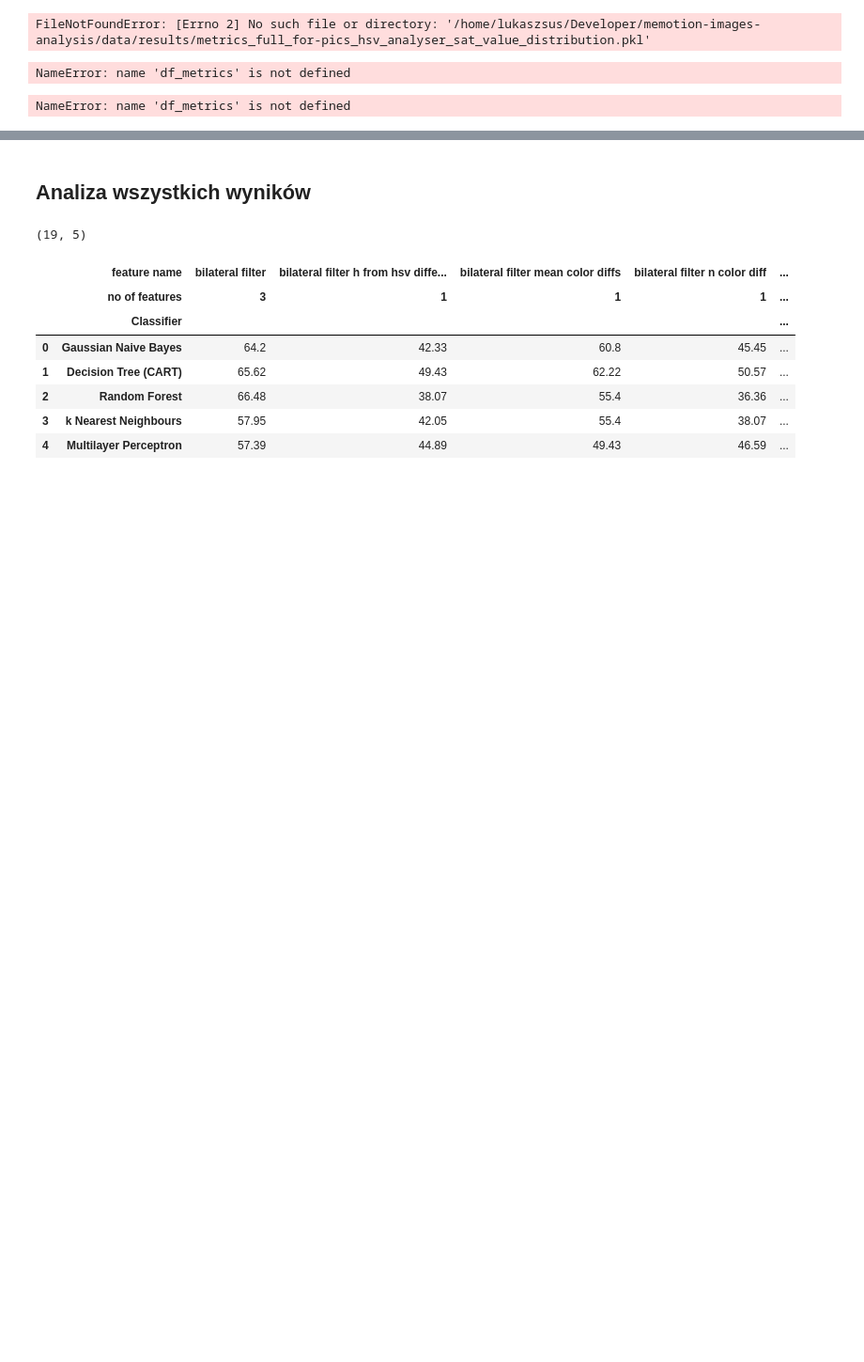
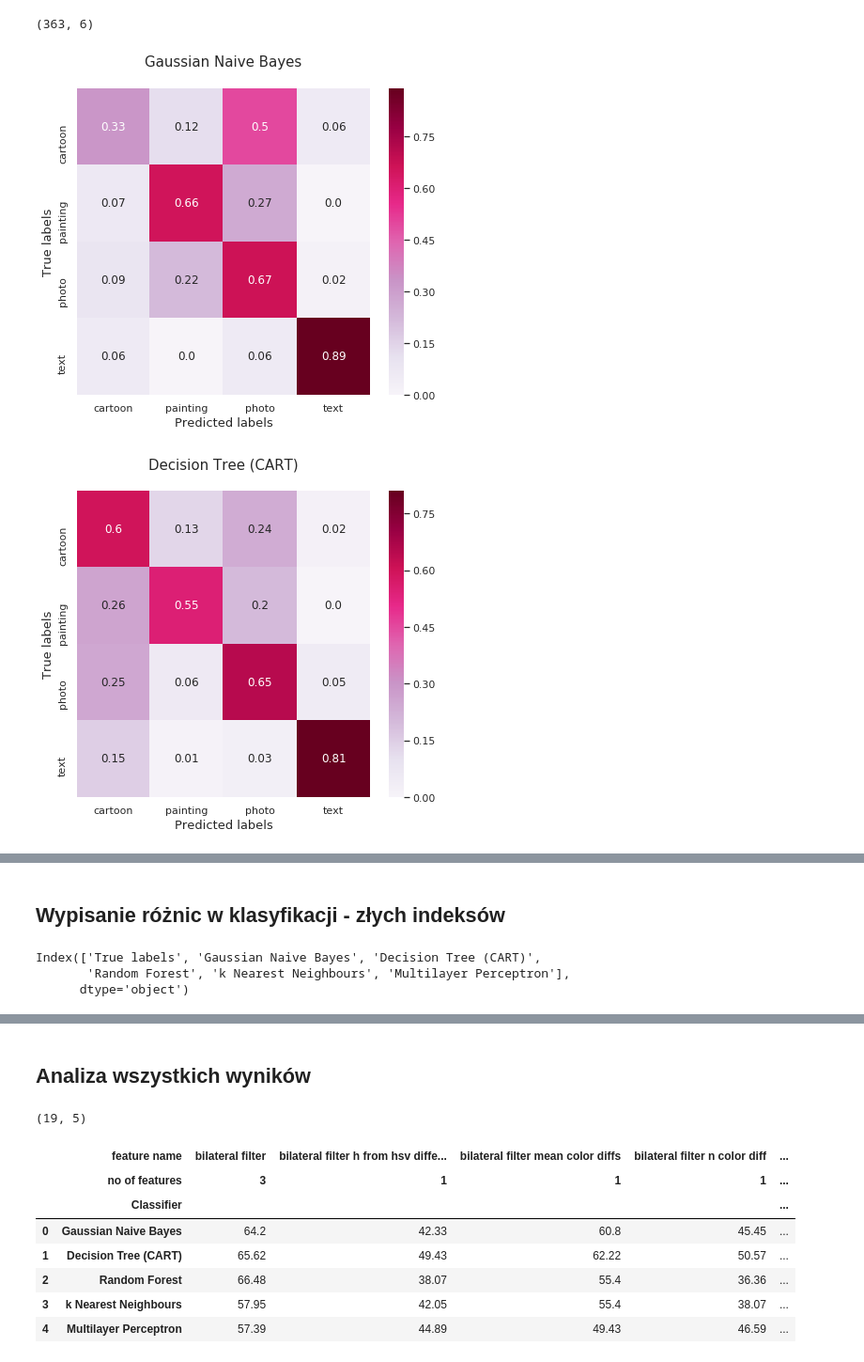
Before and after one commit to lukaszsus/memotion-images-analysis, a Jupyter notebook: experiment_scripts/pandas_dataframes_results.ipynb, the cells around one changed output, grey strips where cells are left out. Shown at 94% size. Drawn from its saved outputs; the diff is of its cells as text; code cells hidden in the pictures; blank space fills up the shorter version.

Commit message:
Added some methods to pandas_dataframe_results. Colors changed.

```diff
--- a/experiment_scripts/pandas_dataframes_results.ipynb
+++ b/experiment_scripts/pandas_dataframes_results.ipynb
@@ -16,6 +19,6 @@ from settings import DATA_PATH
 sns.set()
 # %%
-def load_file(filename, dir='results'):
+def load_file(filename, dir='results/metrics/pics'):
     dataset_path = os.path.join(DATA_PATH, f'{dir}/{filename}')
     with open(dataset_path, "rb") as f:
         df_metrics, df_y, confusion_matrices = pkl.load(f)
@@ -23,5 +57,3 @@ def load_file(filename, dir='results'):
 # %%
-filename = 'metrics_full_for-pics_hsv_analyser_sat_value_distribution.pkl'
-df_metrics, df_y, confusion_matrices = load_file(filename)
+filename = 'metrics_full_for-scalar_hsv_kmeans_gabor.pickle'
+df_metrics, df_y, cms = load_file(filename, dir='results/metrics/memes')
-# %% [output]
-FileNotFoundError: [Errno 2] No such file or directory: '/home/lukaszsus/Developer/memotion-images-analysis/data/results/metrics_full_for-pics_hsv_analyser_sat_value_distribution.pkl'
@@ -50,8 +60,24 @@ def highlight_max(s):
-# %%
-df_metrics
-# %% [output]
-NameError: name 'df_metrics' is not defined
-# %%
-df_metrics.style.apply(bold_max).apply(highlight_max_acc)
-# %% [output]
-NameError: name 'df_metrics' is not defined
+# %%
+df_y.shape
+# %% [output]
+(363, 6)
+# %%
+def plot_all_cms(cms):
+    for cm in cms:
+        name = cm[0]
+        cm = cm[1]
+
+        labels = ['cartoon', 'painting', 'photo', 'text']
+        cm = pd.DataFrame(cm, index=labels, columns=labels).round(decimals=2)
+        cm.index.name = 'True labels'
+        cm.columns.name = 'Predicted labels'
+        fig, ax = plt.subplots(figsize=(7, 6))
+        sns.set_context(rc={"font.size":12, "axes.titlesize":15, "axes.labelsize":13})
+        sns.heatmap(cm, cmap="PuRd", annot=True, fmt='', ax=ax)
+        ax.set_title("{}\n".format(name))
+        plt.show()
+# %%
+plot_all_cms(cms)
+# %% [output]
+[figure, added]
+[figure, added]
@@ -57,0 +87,2 @@ NameError: name 'df_metrics' is not defined
+# %% [markdown]
+## Wypisanie różnic w klasyfikacji - złych indeksów
@@ -57,0 +95,6 @@ NameError: name 'df_metrics' is not defined
+# %%
+df_y.columns
+# %% [output]
+Index(['True labels', 'Gaussian Naive Bayes', 'Decision Tree (CART)',
+       'Random Forest', 'k Nearest Neighbours', 'Multilayer Perceptron'],
+      dtype='object')
```
Also changed, not shown: parts of 15 cells of this notebook, 1 other file.
